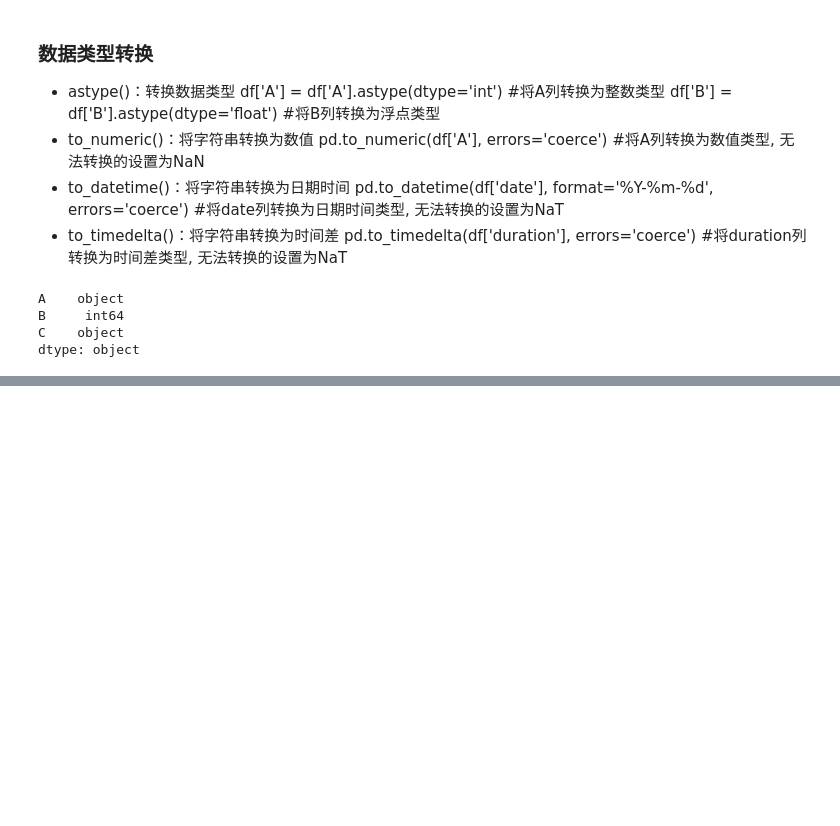
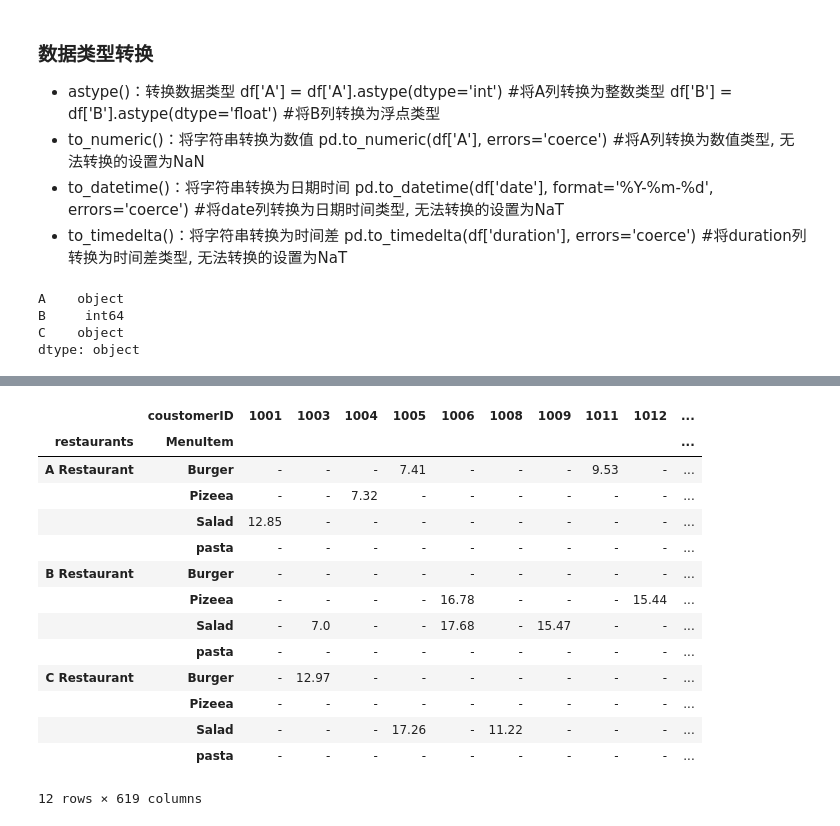
Before and after one commit to SongYangcheng/coding, a Jupyter notebook: pandas.ipynb, the cells around one changed output, grey strips where cells are left out. Cells and saved outputs as stored; diff of their text form; code cells hidden in the pictures; blank space fills up the shorter version.

```diff
--- a/数据清洗.ipynb
+++ b/pandas.ipynb
@@ -214,0 +308,28 @@ dtype: object
+# %%
+#查看消费情况
+custom = pd.pivot_table(
+    df,
+    values="price",
+    columns="coustomerID",
+    index=["restaurants","MenuItem"],
+    aggfunc="sum",
+    fill_value="-",
+    sort=True
+)
+custom
+# %% [output]
+|  | coustomerID | 1001 | 1003 | 1004 | 1005 | 1006 | 1008 | 1009 | 1011 | 1012 | ... |
+| restaurants | MenuItem |  |  |  |  |  |  |  |  |  | ... |
+| A Restaurant | Burger | - | - | - | 7.41 | - | - | - | 9.53 | - | ... |
+|  | Pizeea | - | - | 7.32 | - | - | - | - | - | - | ... |
+|  | Salad | 12.85 | - | - | - | - | - | - | - | - | ... |
+|  | pasta | - | - | - | - | - | - | - | - | - | ... |
+| B Restaurant | Burger | - | - | - | - | - | - | - | - | - | ... |
+|  | Pizeea | - | - | - | - | 16.78 | - | - | - | 15.44 | ... |
+|  | Salad | - | 7.0 | - | - | 17.68 | - | 15.47 | - | - | ... |
+|  | pasta | - | - | - | - | - | - | - | - | - | ... |
+| C Restaurant | Burger | - | 12.97 | - | - | - | - | - | - | - | ... |
+|  | Pizeea | - | - | - | - | - | - | - | - | - | ... |
+|  | Salad | - | - | - | 17.26 | - | 11.22 | - | - | - | ... |
+|  | pasta | - | - | - | - | - | - | - | - | - | ... |
+12 rows × 619 columns
```
Also changed, not shown: parts of 17 cells of this notebook, 3 other files.
